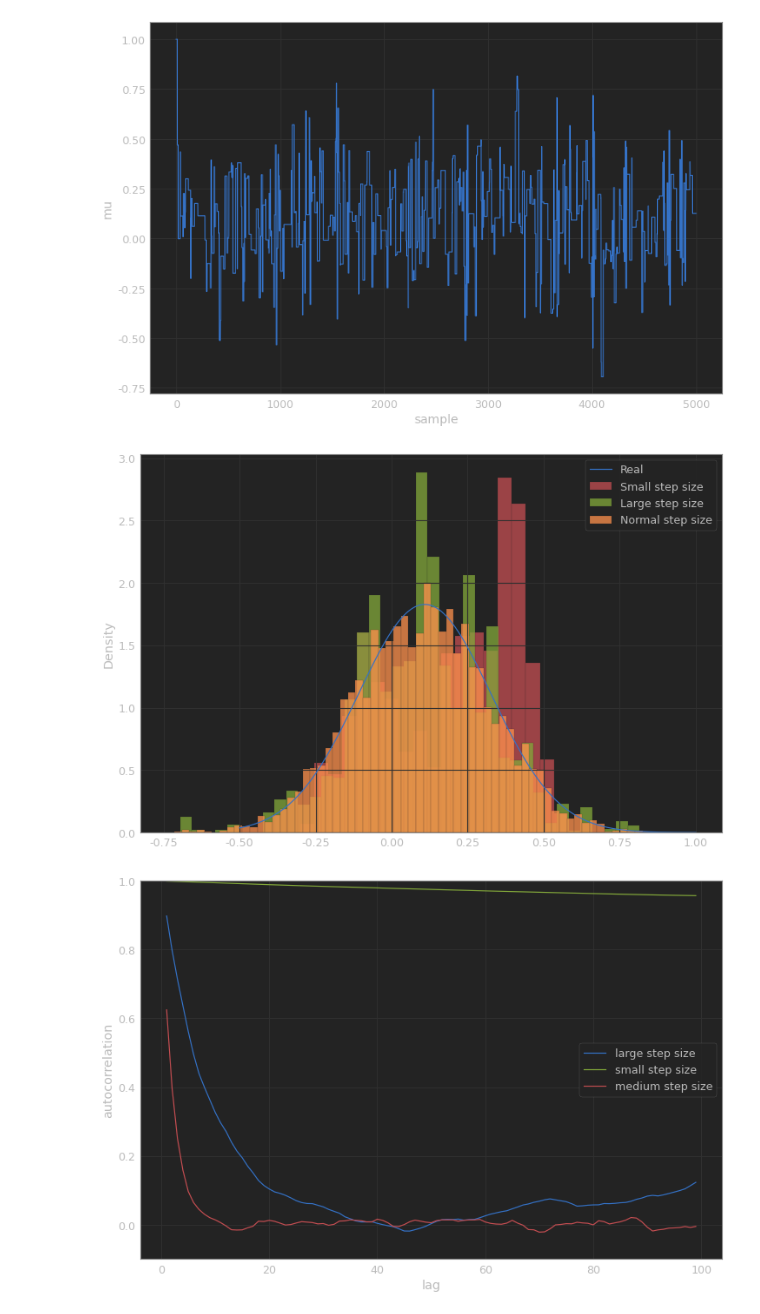
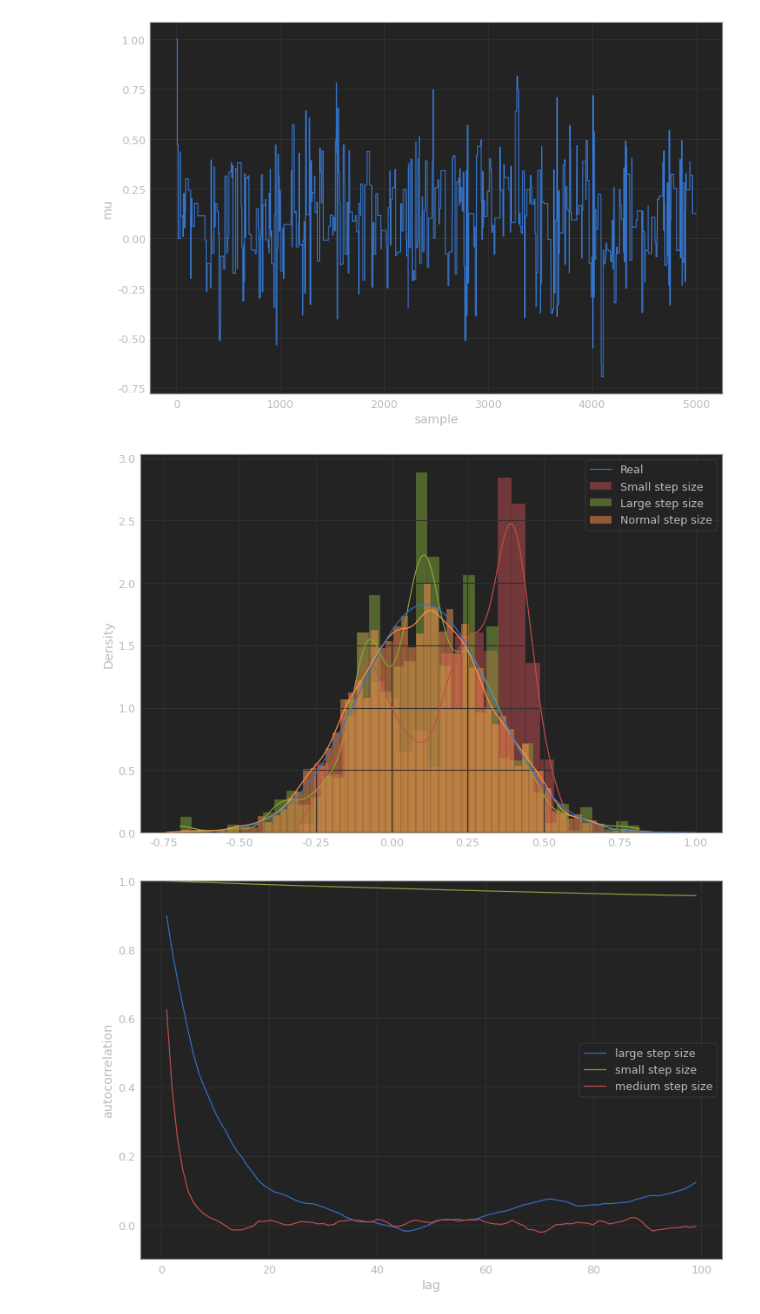
Before and after one commit to xtwxfxk/left5, a Jupyter notebook: mcmc.ipynb, the cells around one changed output. Saved outputs shown, nothing was run; the diff lists cells and outputs as text; code cells hidden in the pictures.

```diff
--- a/mcmc.ipynb
+++ b/mcmc.ipynb
@@ -148,8 +148,3 @@ ax.plot(posterior)
 _ = ax.set(xlabel='sample', ylabel='mu');
 # %% [output]
 [figure]
-# %%
-posterior = sampler(data, samples=15000, mu_init=1.)
-fig, ax = plt.subplots()
-ax.plot(posterior)
-_ = ax.set(xlabel='sample', ylabel='mu');
@@ -196,14 +189,14 @@ _ = ax.set(xlabel='sample', ylabel='mu');
 # %%
 # sns.distplot(posterior_small[1000:], label='Small step size')
 # sns.distplot(posterior_large[1000:], label='Large step size')
 # sns.distplot(posterior[1000:], label='Normal step size')
-sns.histplot(posterior_small[1000:], label='Small step size', stat='density', color='r')
-sns.histplot(posterior_large[1000:], label='Large step size', stat='density', color='g')
-sns.histplot(posterior[1000:], label='Normal step size', stat='density', color='y')
+sns.histplot(posterior_small[1000:], label='Small step size', kde=True, stat='density', color='r')
+sns.histplot(posterior_large[1000:], label='Large step size', kde=True, stat='density', color='g')
+sns.histplot(posterior[1000:], label='Normal step size', kde=True, stat='density', color='y')
 plt.plot(x, post, label='Real')
 _ = plt.legend();
 # %% [output]
-[figure, old version]
+[figure, new version]
 # %%
 # from pymc3.stats import autocorr
 
```
Also changed, not shown: parts of 3 cells of this notebook, 2 other files.
